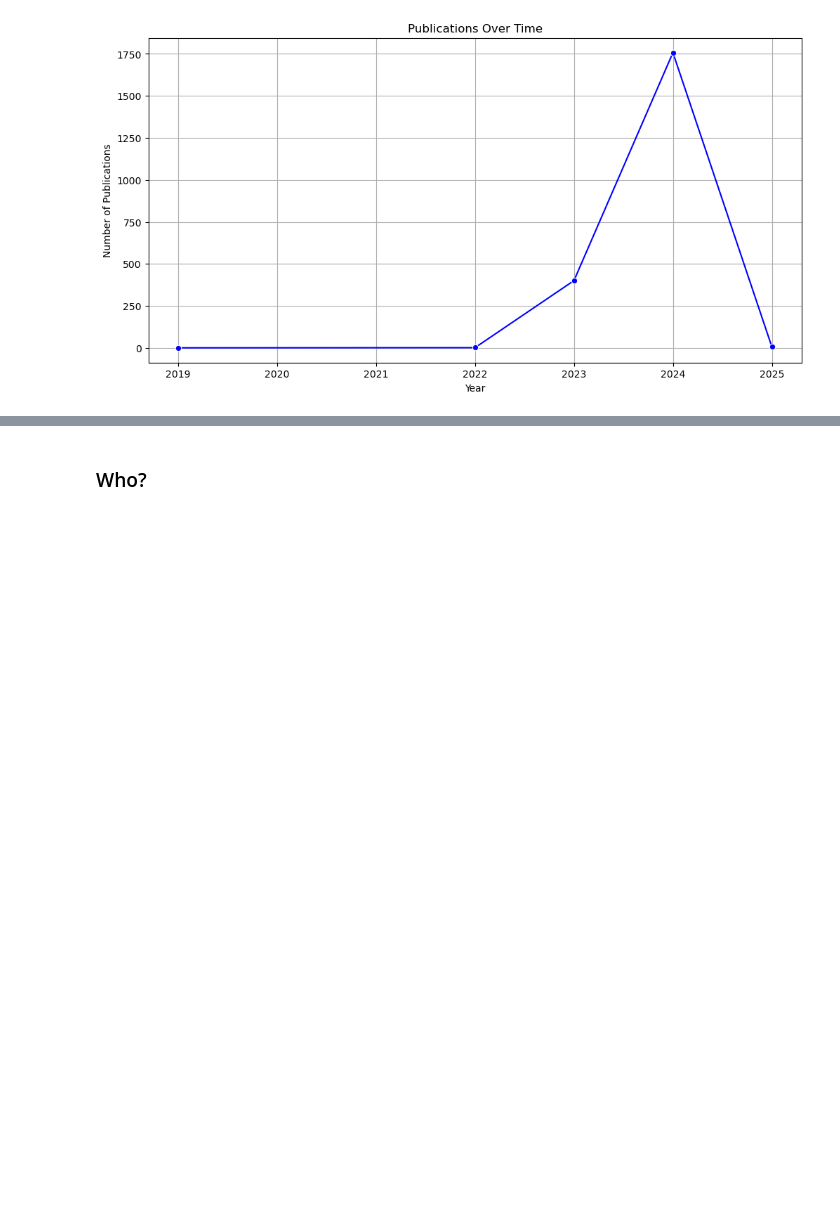
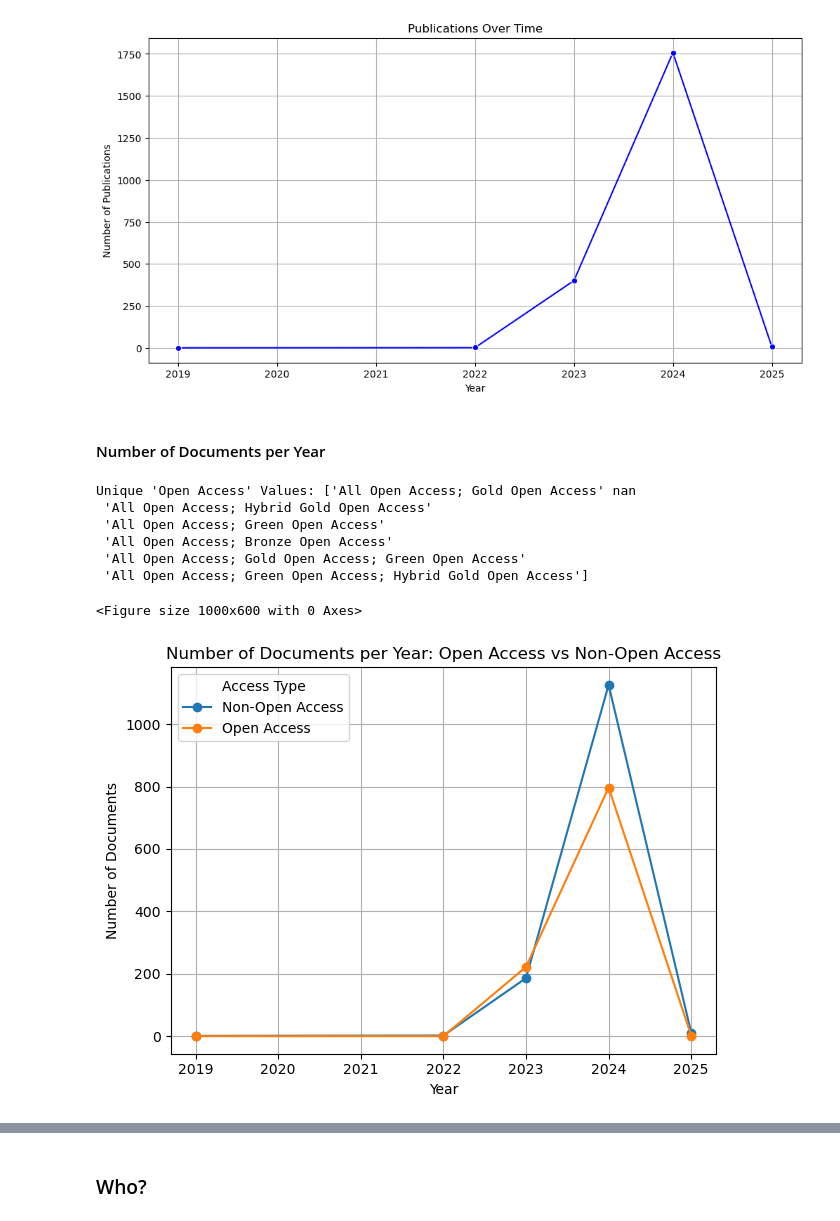
Before and after one commit to RafaelSGil/Edu-AI, a Jupyter notebook: notebook/EduAI.ipynb, the cells around one changed output, grey strips where cells are left out. Cells and saved outputs as stored; diff of their text form; code cells hidden in the pictures; blank space fills up the shorter version.

```diff
--- a/notebook/EduAI.ipynb
+++ b/notebook/EduAI.ipynb
@@ -270,3 +277,42 @@ def plot_publication_distribution(df):
 plot_publication_distribution(CSV_DATA if CSV_DATA is not None else API_DATA)
 # %% [output]
 [figure]
+# %% [markdown]
+#### Number of Documents per Year
+# %%
+import pandas as pd
+import matplotlib.pyplot as plt
+
+def plot_open_access_distribution(data):
+
+    # Display unique values in 'Open Access' column to check for inconsistencies
+    unique_access_values = data['Open Access'].unique()
+    print("Unique 'Open Access' Values:", unique_access_values)
+
+    # Create a binary column indicating open access status
+    data['Is Open Access'] = data['Open Access'].str.contains("All Open Access", na=False)
+
+    # Group data by 'Year' and 'Is Open Access', counting documents
+    document_counts = data.groupby(['Year', 'Is Open Access']).size().unstack(fill_value=0)
+
+    # Plot the data
+    plt.figure(figsize=(10, 6))
+    document_counts.plot(kind='line', marker='o', title='Number of Documents per Year: Open Access vs Non-Open Access')
+    plt.xlabel("Year")
+    plt.ylabel("Number of Documents")
+    plt.legend(["Non-Open Access", "Open Access"], title="Access Type")
+    plt.grid(True)
+    plt.tight_layout()
+    plt.show()
+
+# Usage example:
+plot_open_access_distribution(CSV_DATA if CSV_DATA is not None else API_DATA)
+# %% [output]
+Unique 'Open Access' Values: ['All Open Access; Gold Open Access' nan
+ 'All Open Access; Hybrid Gold Open Access'
+ 'All Open Access; Green Open Access'
+ 'All Open Access; Bronze Open Access'
+ 'All Open Access; Gold Open Access; Green Open Access'
+ 'All Open Access; Green Open Access; Hybrid Gold Open Access']
+<Figure size 1000x600 with 0 Axes>
+[figure, added]
```
Also changed, not shown: parts of 10 cells of this notebook, 1 other file.
